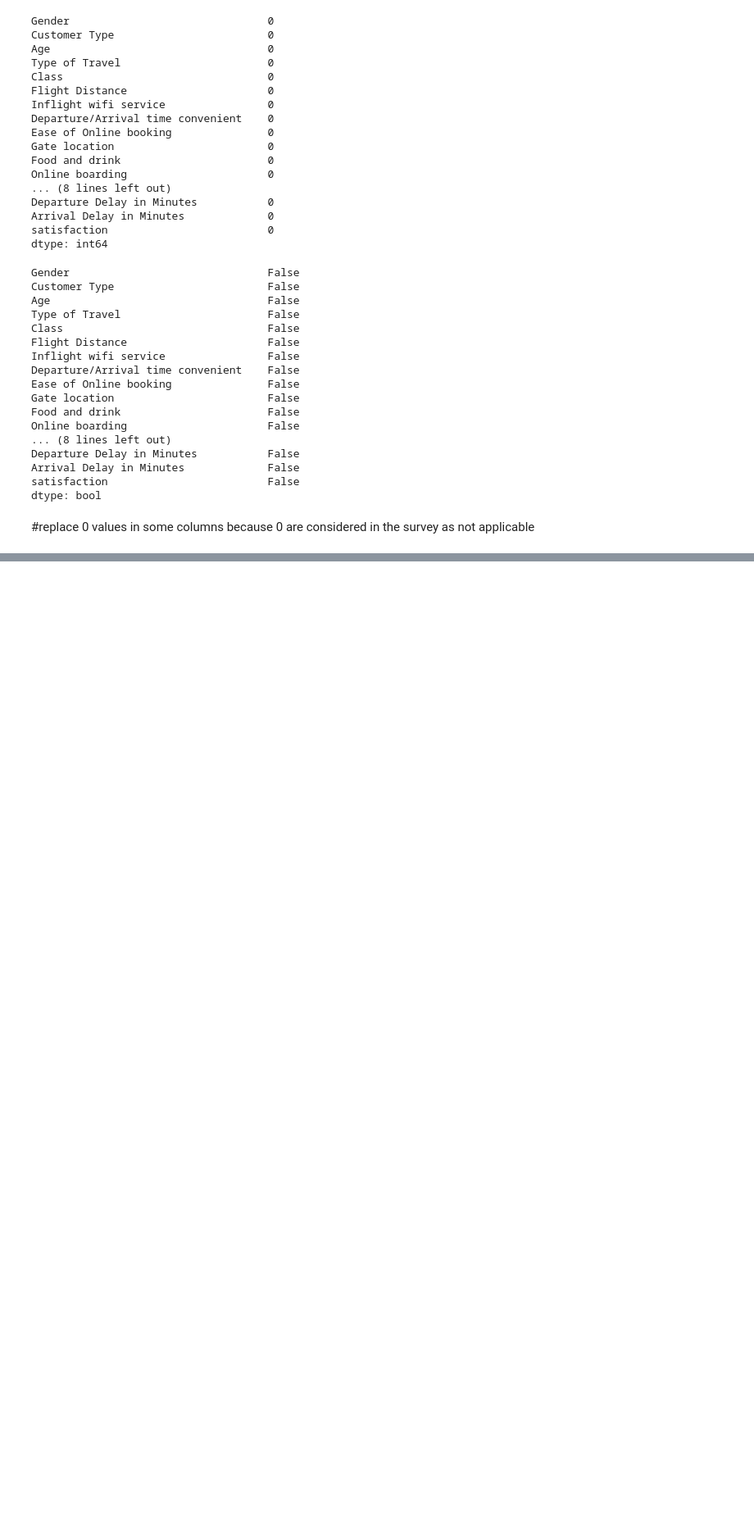
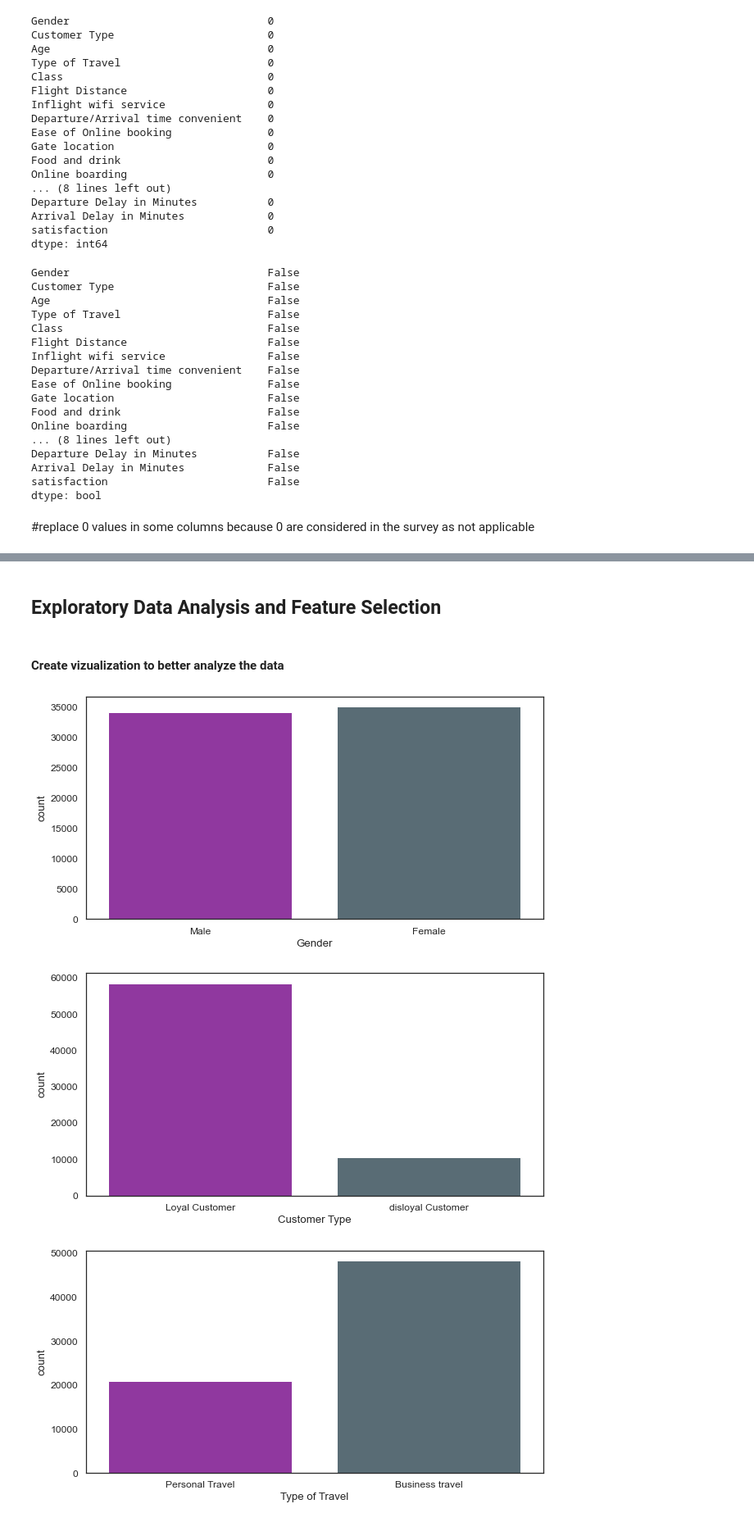
Before and after one commit to techols/Module2_FinalProject, a Jupyter notebook: Customer_satisfaction.ipynb, the cells around one changed output, grey strips where cells are left out. Shown at 82% size. Drawn from its saved outputs; the diff is of its cells as text; code cells hidden in the pictures; blank space fills up the shorter version.

```diff
--- a/Customer_satisfaction.ipynb
+++ b/Customer_satisfaction.ipynb
@@ -174,0 +166,2 @@ datas['Seat comfort']=datas['Seat comfort'].replace(0,datas['Seat comfort'].mean
+# %%
+data = data.rename(columns={'Leg room service':'Leg Room'})
@@ -174,0 +170,2 @@ datas['Seat comfort']=datas['Seat comfort'].replace(0,datas['Seat comfort'].mean
+# %%
+data['Departure Delay in Minutes'] = data['Departure Delay in Minutes'].astype('float')
@@ -174,0 +192,2 @@ datas['Seat comfort']=datas['Seat comfort'].replace(0,datas['Seat comfort'].mean
+# %%
+data = data[(data['Inflight wifi service']!=0)&(data['Departure/Arrival time convenient']!=0)&(data['Ease of Online booking']!=0)&(data['Gate location'])&(data['Food and drink']!=0)&(data['Online boarding']!=0)&(data['Seat comfort']!=0)&(data['Inflight entertainment']!=0)&(data['On-board service']!=0)&(data['Leg Room']!=0)&(data['Baggage handling']!=0)&(data['Checkin service']!=0)&(data['Inflight service']!=0)&(data['Cleanliness']!=0)]
@@ -174,0 +212,2 @@ datas['Seat comfort']=datas['Seat comfort'].replace(0,datas['Seat comfort'].mean
+# %%
+data['satisfaction'] = data['satisfaction'].map({'satisfied':1,'neutral or dissatisfied':0})
@@ -191,0 +264,16 @@ clear
+# %% [markdown]
+## Exploratory Data Analysis and Feature Selection
+# %% [markdown]
+#### Create vizualization to better analyze the data
+# %%
+pal = ["#9c27b0", "#546e7a","#00b8d4"]
+category=["Gender","Customer Type","Type of Travel","Class","satisfaction"]
+for col in category:
+    plt.figure(figsize=(10,5))
+    sns.countplot(x=col,data=data, palette=pal)
+    plt.show()
+    %matplotlib inline
+# %% [output]
+[figure, added]
+[figure, added]
+[figure, added]
```
Also changed, not shown: parts of 54 cells of this notebook, 2 other files.
